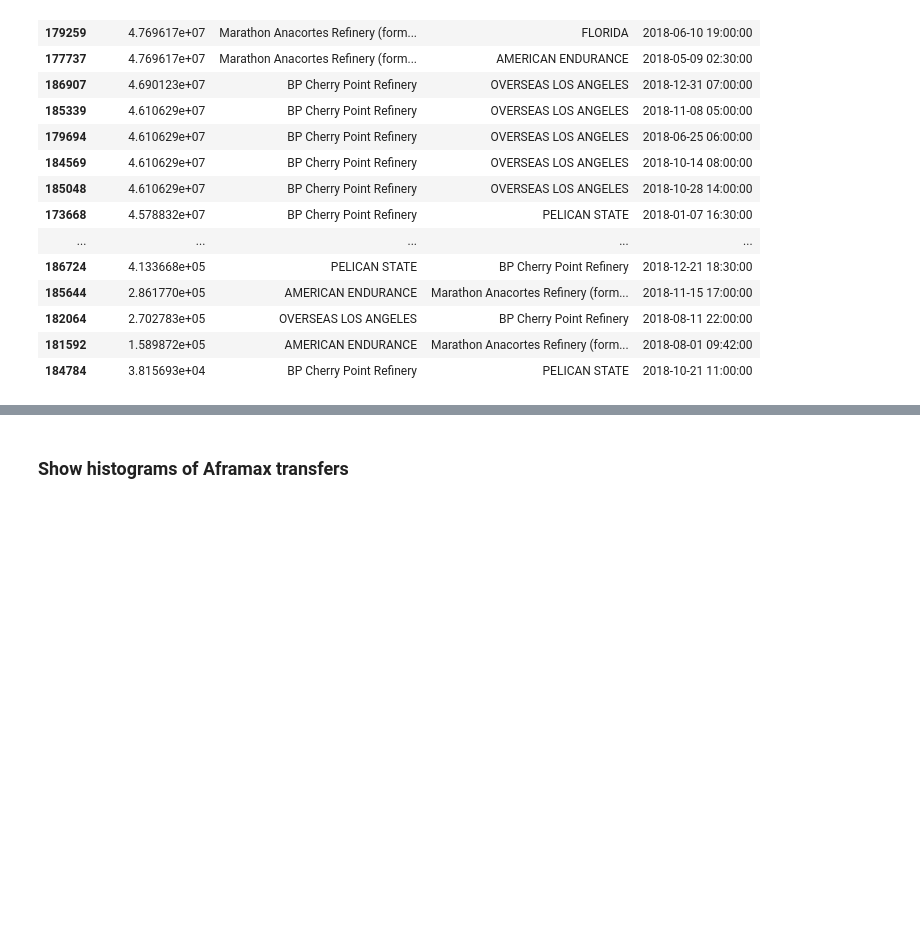
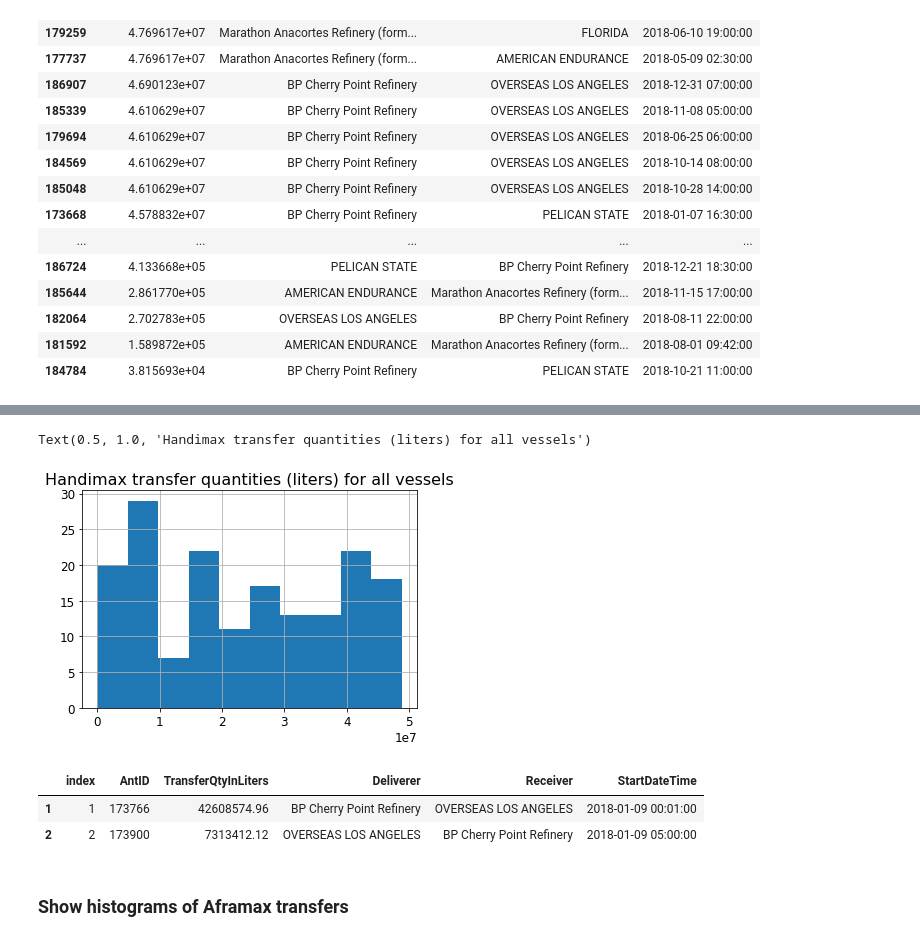
Before and after one commit to MIDOSS/analysis-rachael, a Jupyter notebook: notebooks/monte_carlo/QAQC_Tanker_AISlengths_DOEcapacities.ipynb, the cells around one changed output, grey strips where cells are left out. Drawn from its saved outputs; the diff is of its cells as text; code cells hidden in the pictures; blank space fills up the shorter version.

```diff
--- a/notebooks/monte_carlo/QAQC_Tanker_AISlengths_DOEcapacities.ipynb
+++ b/notebooks/monte_carlo/QAQC_Tanker_AISlengths_DOEcapacities.ipynb
@@ -690,3 +772,17 @@ volume[vessel_type].sort_values(by='StartDateTime')
+# %%
+handimax_combined = handimax_single.append(handimax_both)
+ax = handimax_combined['TransferQtyInLiters'].hist()
+ax.set_title('Handimax transfer quantities (liters) for all vessels')
+# %% [output]
+Text(0.5, 1.0, 'Handimax transfer quantities (liters) for all vessels')
+[figure, added]
+# %%
+handimax_volume = handimax_volume.drop([handimax_volume.index[0]])
+handimax_volume.head(2)
+# %% [output]
+|  | index | AntID | TransferQtyInLiters | Deliverer | Receiver | StartDateTime |
+| 1 | 1 | 173766 | 42608574.96 | BP Cherry Point Refinery | OVERSEAS LOS ANGELES | 2018-01-09 00:01:00 |
+| 2 | 2 | 173900 | 7313412.12 | OVERSEAS LOS ANGELES | BP Cherry Point Refinery | 2018-01-09 05:00:00 |
 # %% [markdown]
 ### Show histograms of Aframax transfers
 # %%
```
Also changed, not shown: parts of 8 cells of this notebook.
